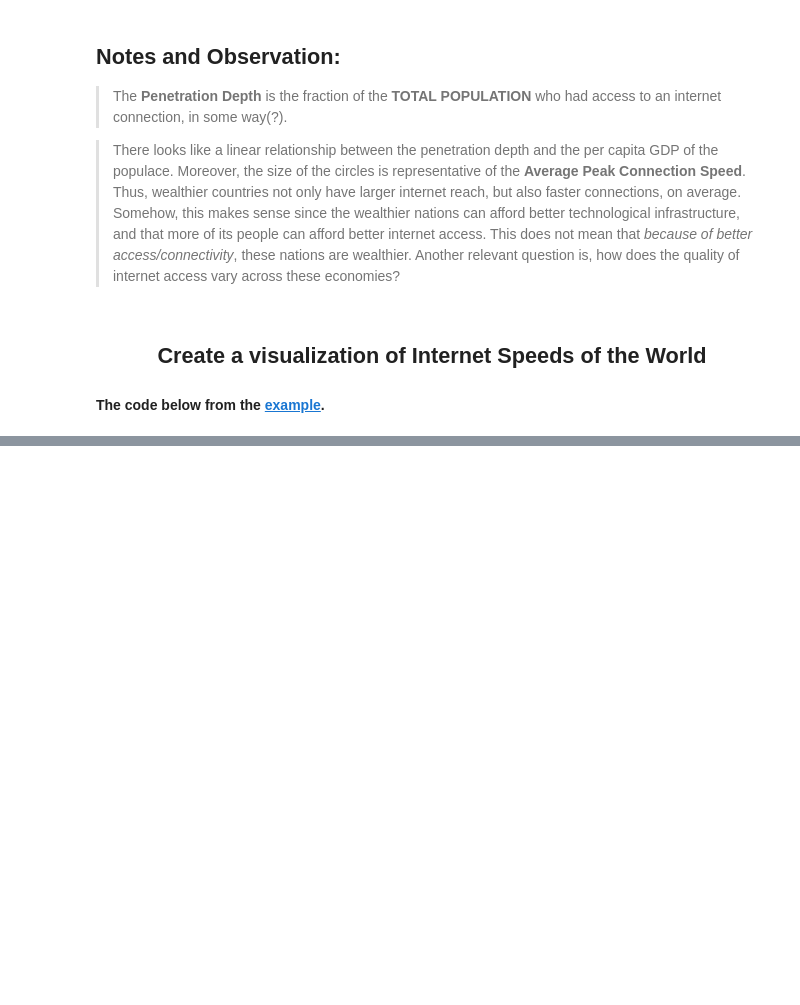
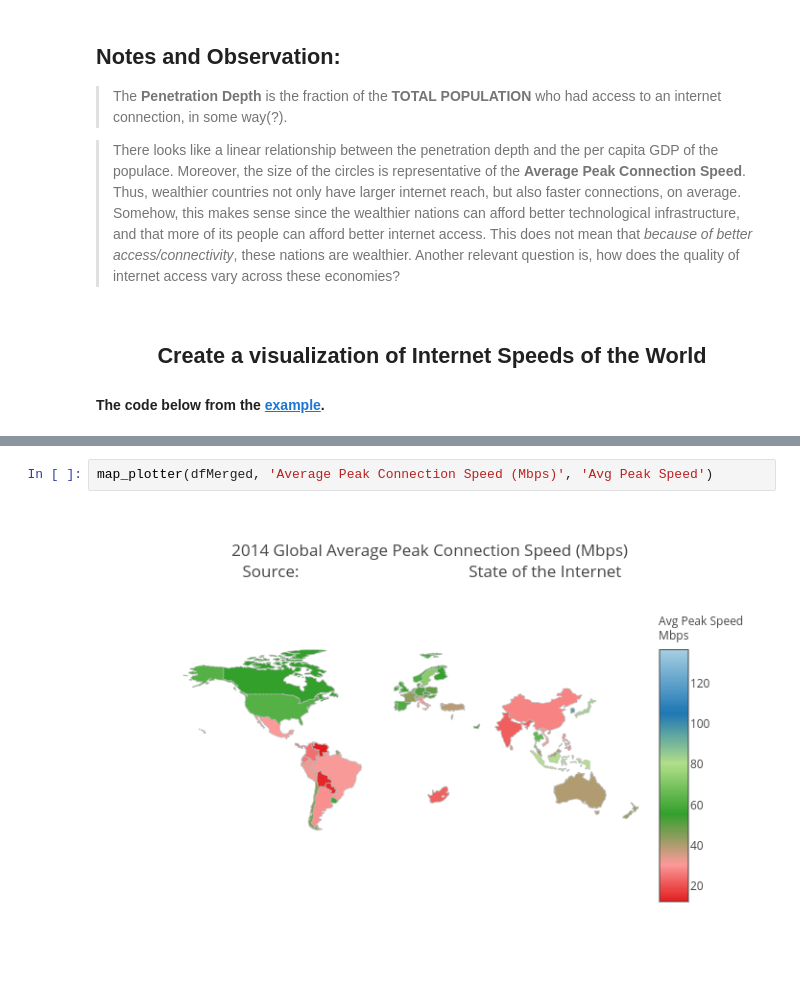
Before and after one commit to gmsardane/Exploring-the-state-of-the-Internet-in-Various-Economies, a Jupyter notebook: Status_of_the_Internet_in_the_World.ipynb, the cells around one changed output, grey strips where cells are left out. Saved outputs shown, nothing was run; the diff lists cells and outputs as text; blank space fills up the shorter version.

Commit message:
Made the world plotter a function, so that it is easier to make plots!

```diff
--- a/Status_of_the_Internet_in_the_World.ipynb
+++ b/Status_of_the_Internet_in_the_World.ipynb
@@ -256,0 +259,4 @@ py.image.ishow(fig)
+# %%
+map_plotter(dfMerged, 'Average Peak Connection Speed (Mbps)', 'Avg Peak Speed')
+# %% [output]
+[figure, added]
```
Also changed, not shown: parts of 2 cells of this notebook.
